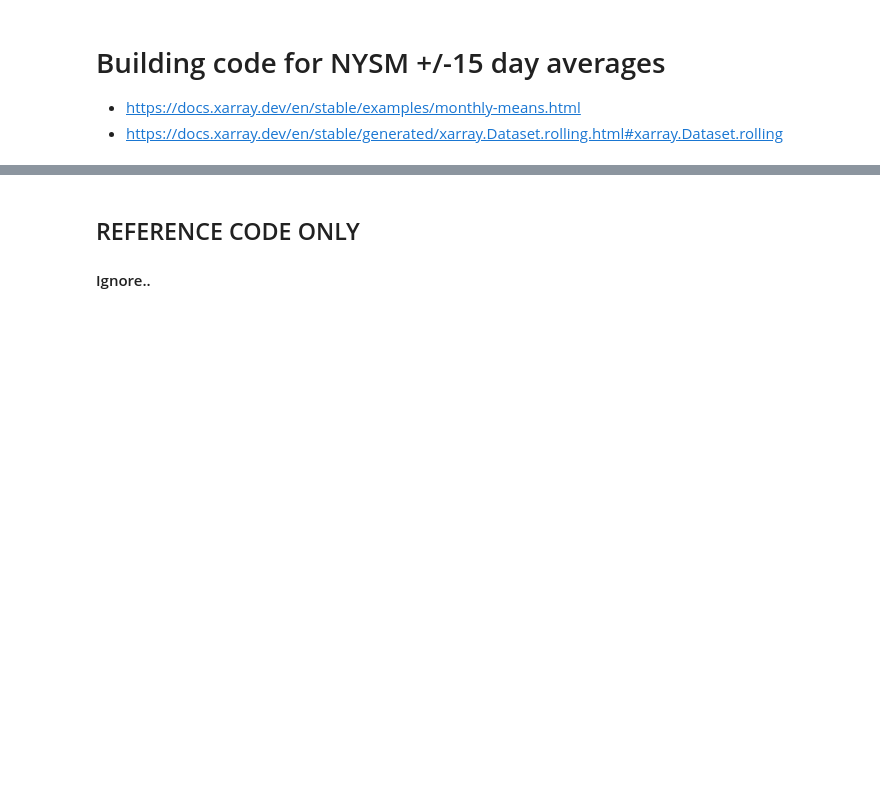
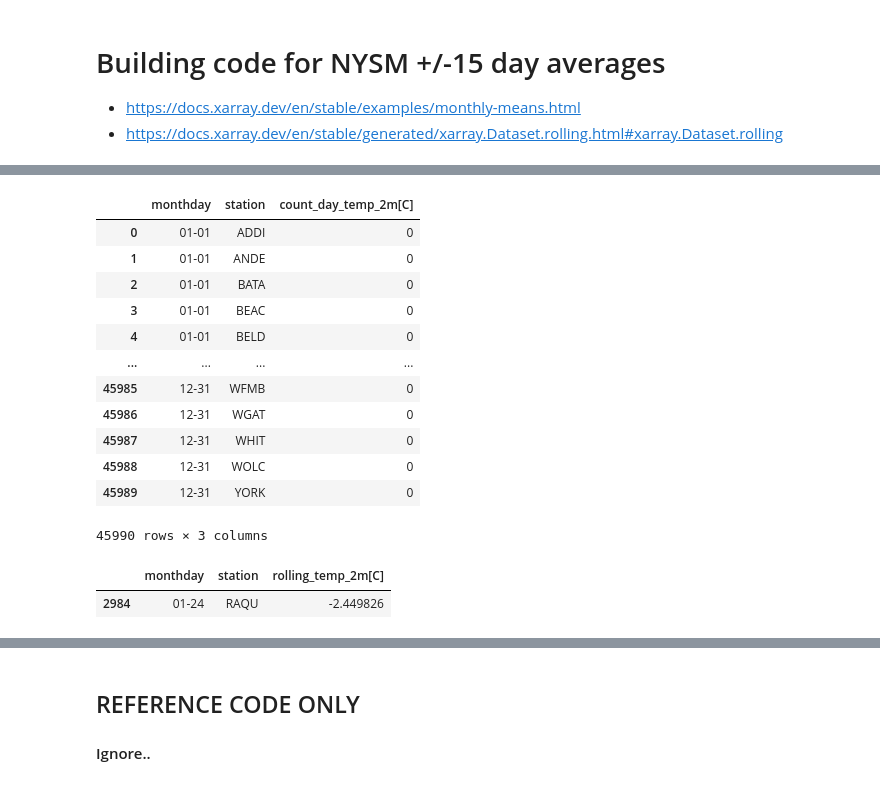
Before and after one commit to cgsutter/ATM622-General-Circulation, a Jupyter notebook: testing/NYSM_trends.ipynb, the cells around one changed output, grey strips where cells are left out. Cells and saved outputs as stored; diff of their text form; code cells hidden in the pictures; blank space fills up the shorter version.

```diff
--- a/testing/NYSM_trends.ipynb
+++ b/testing/NYSM_trends.ipynb
@@ -108,0 +312,24 @@ Data variables: (12/28)
+# %%
+df_count_monthday = df_sub.groupby(['monthday', 'station']).count()
+df_count_monthday.reset_index(inplace=True)
+df_count_monthday.rename(columns = {'rolling_temp_2m[C]':'count_day_temp_2m[C]'}, inplace = True)
+df_count_monthday
+# %% [output]
+|  | monthday | station | count_day_temp_2m[C] |
+| 0 | 01-01 | ADDI | 0 |
+| 1 | 01-01 | ANDE | 0 |
+| 2 | 01-01 | BATA | 0 |
+| 3 | 01-01 | BEAC | 0 |
+| 4 | 01-01 | BELD | 0 |
+| ... | ... | ... | ... |
+| 45985 | 12-31 | WFMB | 0 |
+| 45986 | 12-31 | WGAT | 0 |
+| 45987 | 12-31 | WHIT | 0 |
+| 45988 | 12-31 | WOLC | 0 |
+| 45989 | 12-31 | YORK | 0 |
+45990 rows × 3 columns
+# %%
+df_anom_monthday[(df_anom_monthday['station'] =='RAQU') & (df_anom_monthday['monthday'] == '01-24')]
+# %% [output]
+|  | monthday | station | rolling_temp_2m[C] |
+| 2984 | 01-24 | RAQU | -2.449826 |
```
Also changed, not shown: parts of 65 cells of this notebook, 1 other file.
